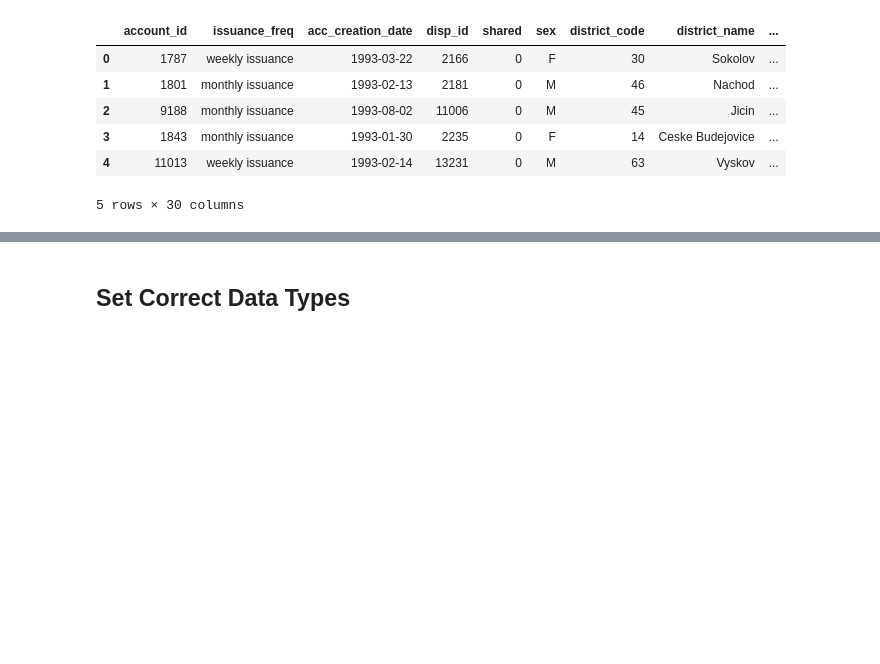
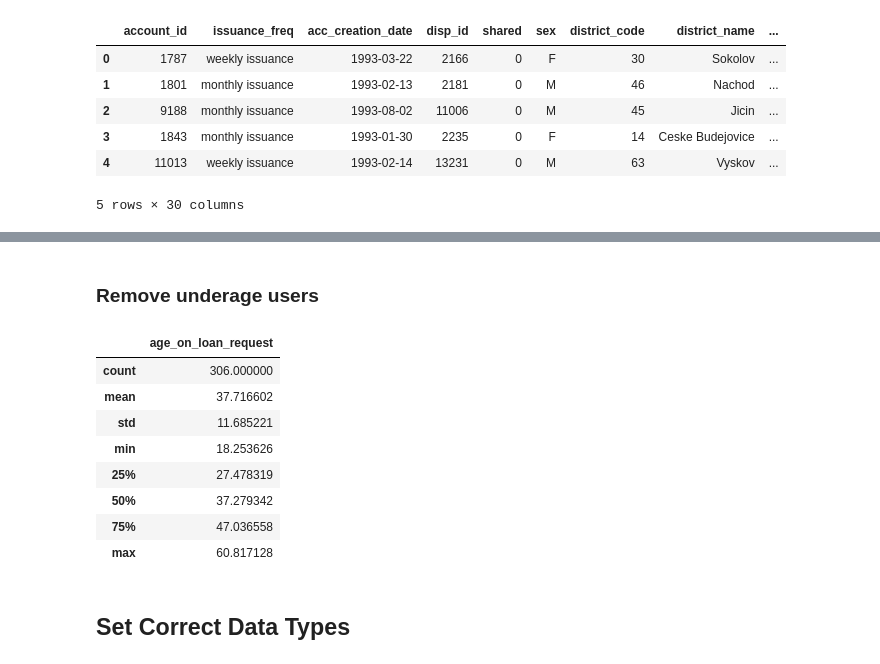
Before and after one commit to DreFlo/ac-2223, a Jupyter notebook: proj_notebook.ipynb, the cells around one changed output, grey strips where cells are left out. Saved outputs shown, nothing was run; the diff lists cells and outputs as text; code cells hidden in the pictures; blank space fills up the shorter version.

```diff
--- a/proj_notebook.ipynb
+++ b/proj_notebook.ipynb
@@ -543,3 +604,21 @@ joined_df.head()
+# %% [markdown]
+### Remove underage users
+# %%
+underage = joined_df.loc[joined_df['age_on_loan_request']<18]
+
+joined_df.drop(underage.index, inplace=True)
+
+joined_df.describe()[['age_on_loan_request']]
+# %% [output]
+|  | age_on_loan_request |
+| count | 306.000000 |
+| mean | 37.716602 |
+| std | 11.685221 |
+| min | 18.253626 |
+| 25% | 27.478319 |
+| 50% | 37.279342 |
+| 75% | 47.036558 |
+| max | 60.817128 |
 # %% [markdown]
 ## Set Correct Data Types
 # %%
```
Also changed, not shown: parts of 6 cells of this notebook.
